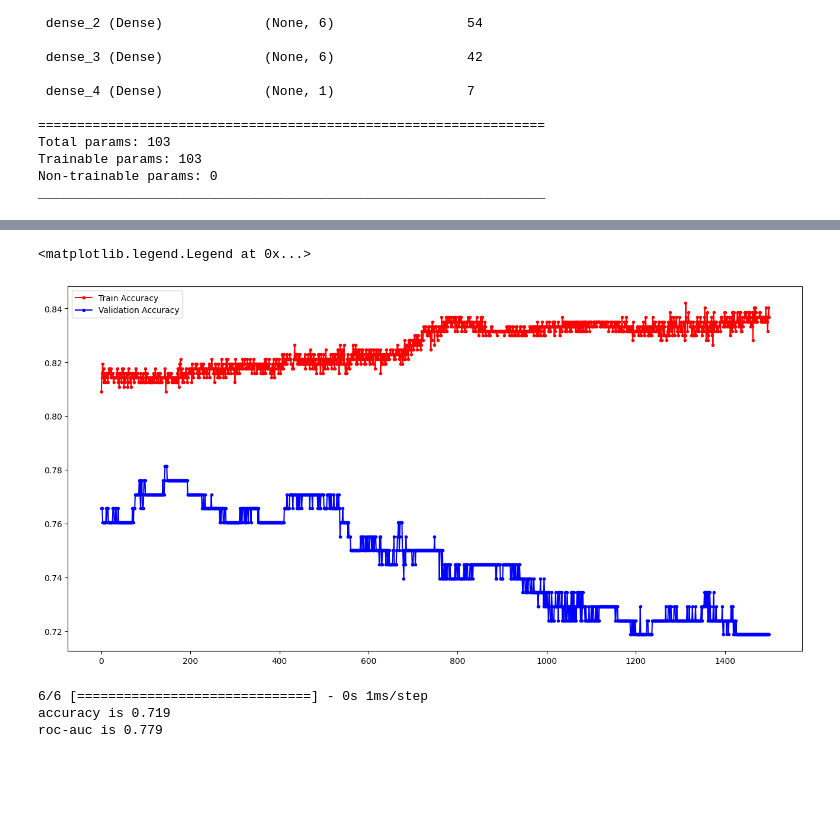
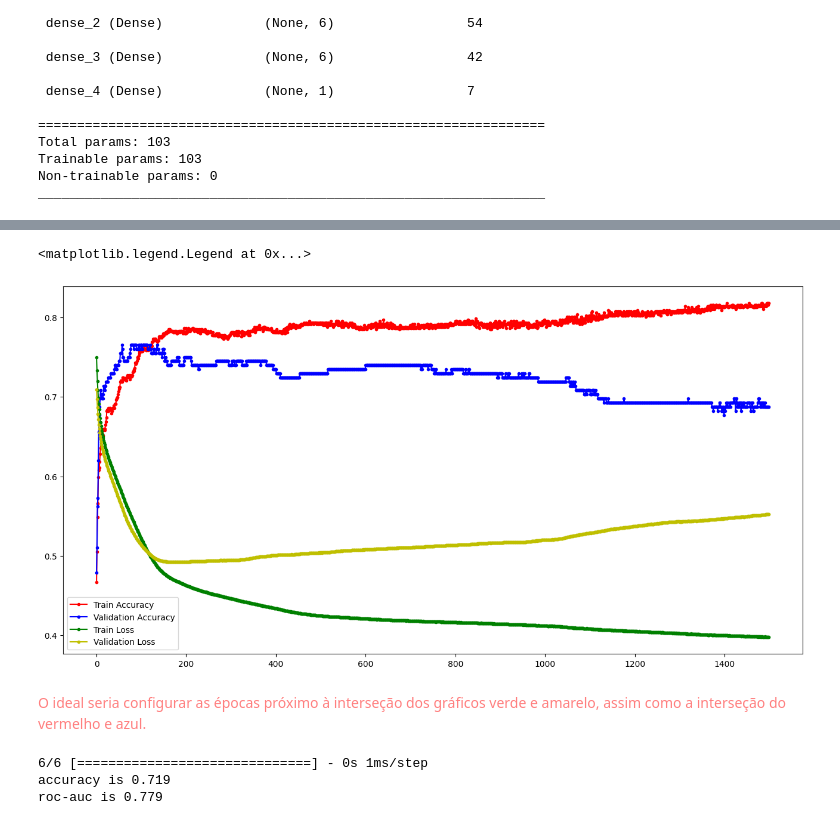
Before and after one commit to arthur-sabioni/redes-neurais, a Jupyter notebook: Keras_First_NN_HW.ipynb, the cells around one changed output, grey strips where cells are left out. Saved outputs shown, nothing was run; the diff lists cells and outputs as text; code cells hidden in the pictures; blank space fills up the shorter version.

```diff
--- a/Keras_First_NN_HW.ipynb
+++ b/Keras_First_NN_HW.ipynb
@@ -369,4 +372,0 @@ Epoch 1500/1500
-# %%
-# train the model using .003 learning rate and 1500 epochs
-model_2.compile(optimizer=SGD(lr = .003), loss="binary_crossentropy", metrics=["accuracy"])
-run_hist_2 = model_2.fit(X_train_norm, y_train, validation_data=(X_test_norm, y_test), epochs=1500)
@@ -392,15 +373,21 @@ Epoch 1500/1500
 # %%
-#Plotting accuracy of Train and Validation
+# Graph the trajectory of the loss functions, accuracy on both train and test set
+# Plot the roc curve for the predictions
 w = len(run_hist_2.history['accuracy'])
 fig, ax = plt.subplots(figsize=(16, 8))
 
 ax.plot(range(w), run_hist_2.history["accuracy"],'r', marker='.', label="Train Accuracy")
 ax.plot(range(w), run_hist_2.history["val_accuracy"],'b', marker='.', label="Validation Accuracy")
 
+ax.plot(range(w), run_hist_2.history["loss"],'g', marker='.', label="Train Loss")
+ax.plot(range(w), run_hist_2.history["val_loss"],'y', marker='.', label="Validation Loss")
+
 ax.legend()
 # %% [output]
 <matplotlib.legend.Legend at 0x...>
-[figure, old version]
+[figure, new version]
+# %% [markdown]
+<span style="color:#ff8080">O ideal seria configurar as épocas próximo à interseção dos gráficos verde e amarelo, assim como a interseção do vermelho e azul.
 # %%
 #plotting ROC Curve
 y_pred_prob_nn_2 = model_2.predict(X_test_norm)
```
Also changed, not shown: parts of 16 cells of this notebook, 2 other files.
